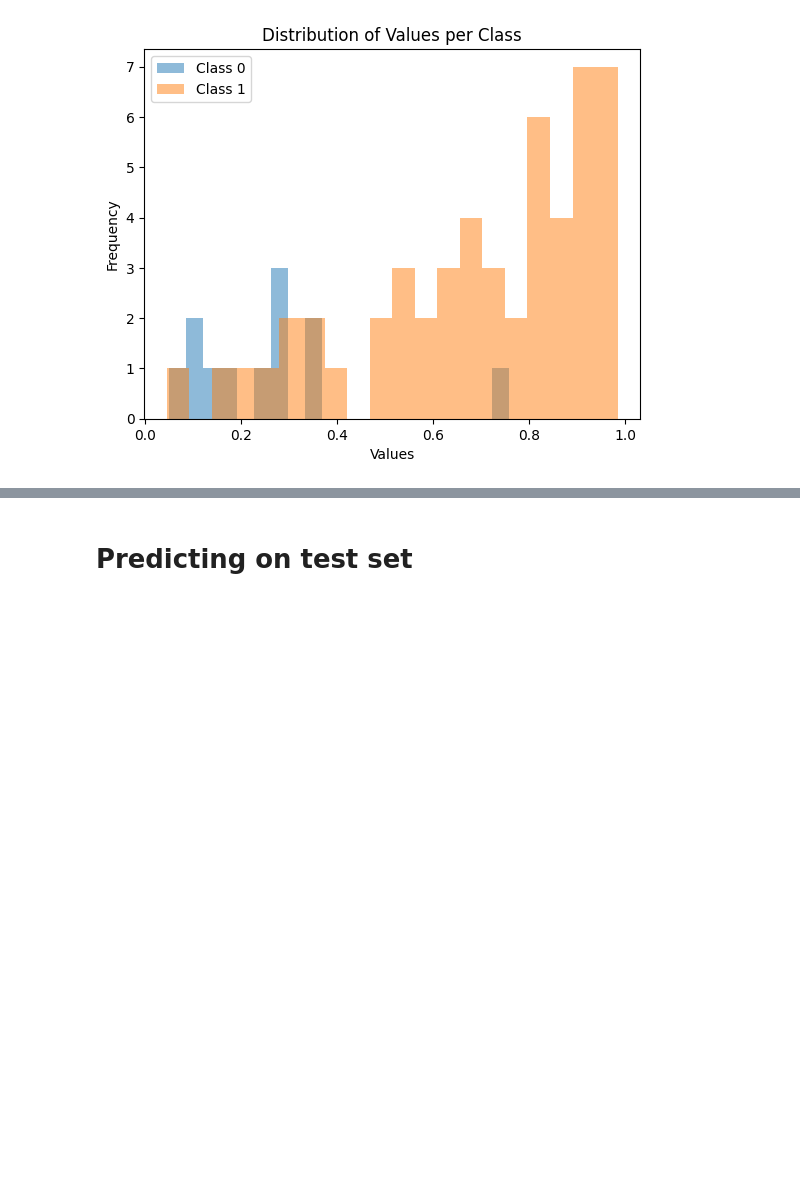
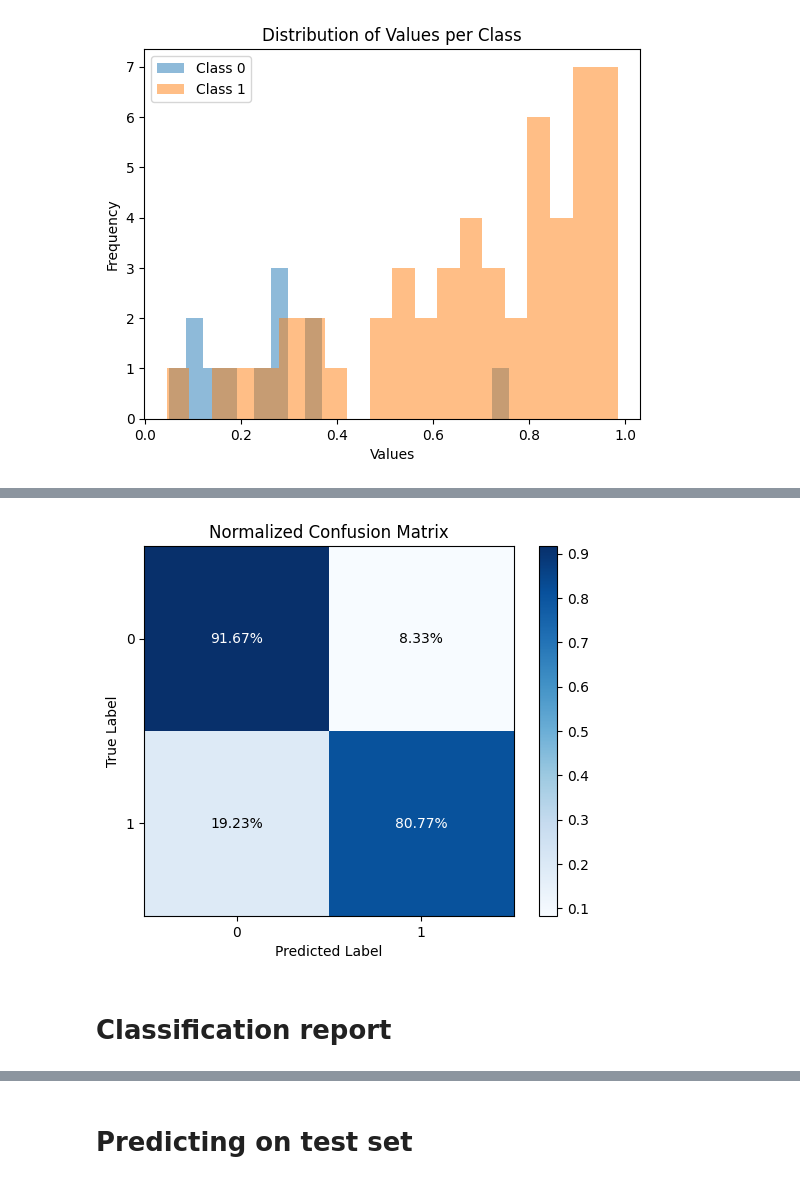
Before and after one commit to adel-R/QB-AI-for-Good, a Jupyter notebook: 2_Diagnostics.ipynb, the cells around one changed output, grey strips where cells are left out. Saved outputs shown, nothing was run; the diff lists cells and outputs as text; code cells hidden in the pictures; blank space fills up the shorter version.

```diff
--- a/2_Diagnostics.ipynb
+++ b/2_Diagnostics.ipynb
@@ -142,0 +154,36 @@ sns.pairplot(df[["Probas", "Classes"]], hue = "Classes")
+# %%
+y_true
+y_hat =
+# %%
+from sklearn.metrics import confusion_matrix
+# Compute confusion matrix
+cm = confusion_matrix(y_true, y_hat)
+
+# Compute row sums
+row_sums = cm.sum(axis=1, keepdims=True)
+
+# Normalize confusion matrix
+normalized_cm = cm / row_sums
+
+# Display normalized confusion matrix with percentage values
+plt.imshow(normalized_cm, interpolation='nearest', cmap=plt.cm.Blues)
+plt.title('Normalized Confusion Matrix')
+plt.colorbar()
+tick_marks = np.arange(len(np.unique(y_true)))
+plt.xticks(tick_marks, np.unique(y_true))
+plt.yticks(tick_marks, np.unique(y_true))
+plt.xlabel('Predicted Label')
+plt.ylabel('True Label')
+
+# Annotate cells with percentage values
+thresh = normalized_cm.max() / 2.0
+for i in range(normalized_cm.shape[0]):
+    for j in range(normalized_cm.shape[1]):
+        plt.text(j, i, f'{normalized_cm[i, j]:.2%}', ha='center', va='center',
+                 color='white' if normalized_cm[i, j] > thresh else 'black')
+
+plt.show()
+# %% [output]
+[figure, added]
+# %% [markdown]
+# Classification report
```
Also changed, not shown: parts of 7 cells of this notebook.
